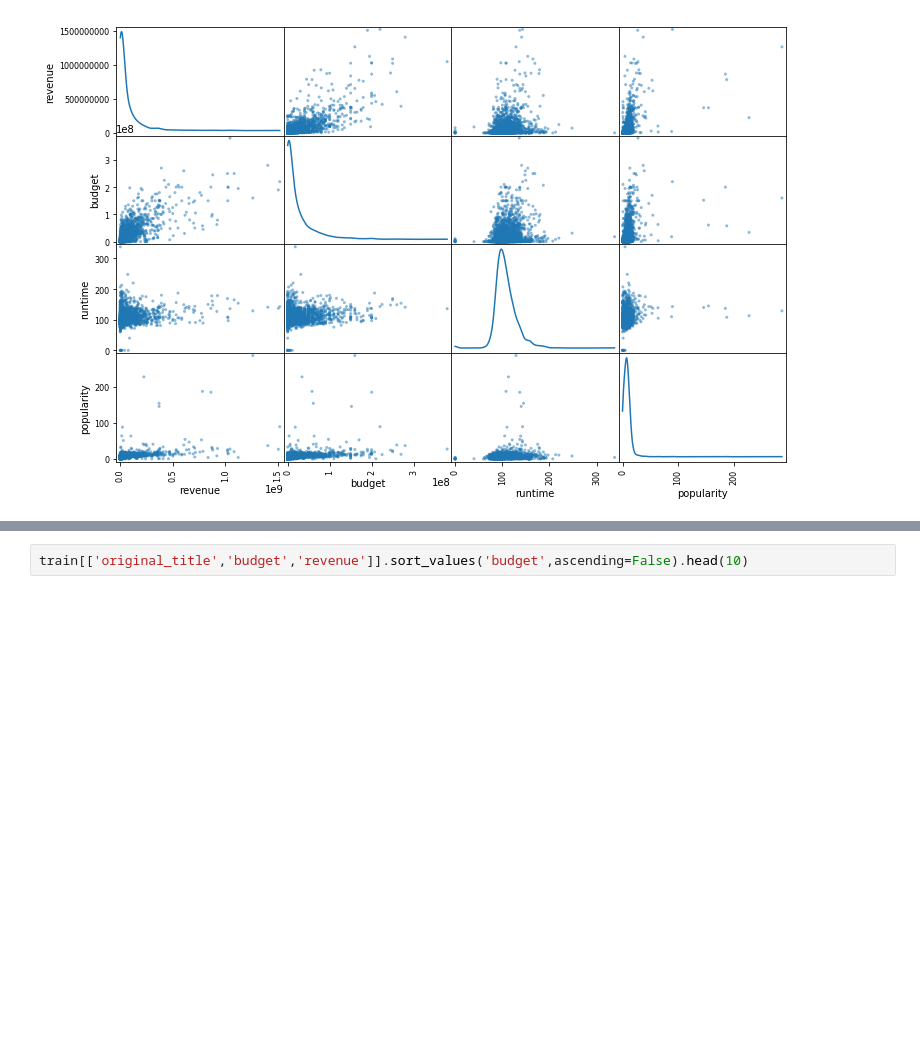
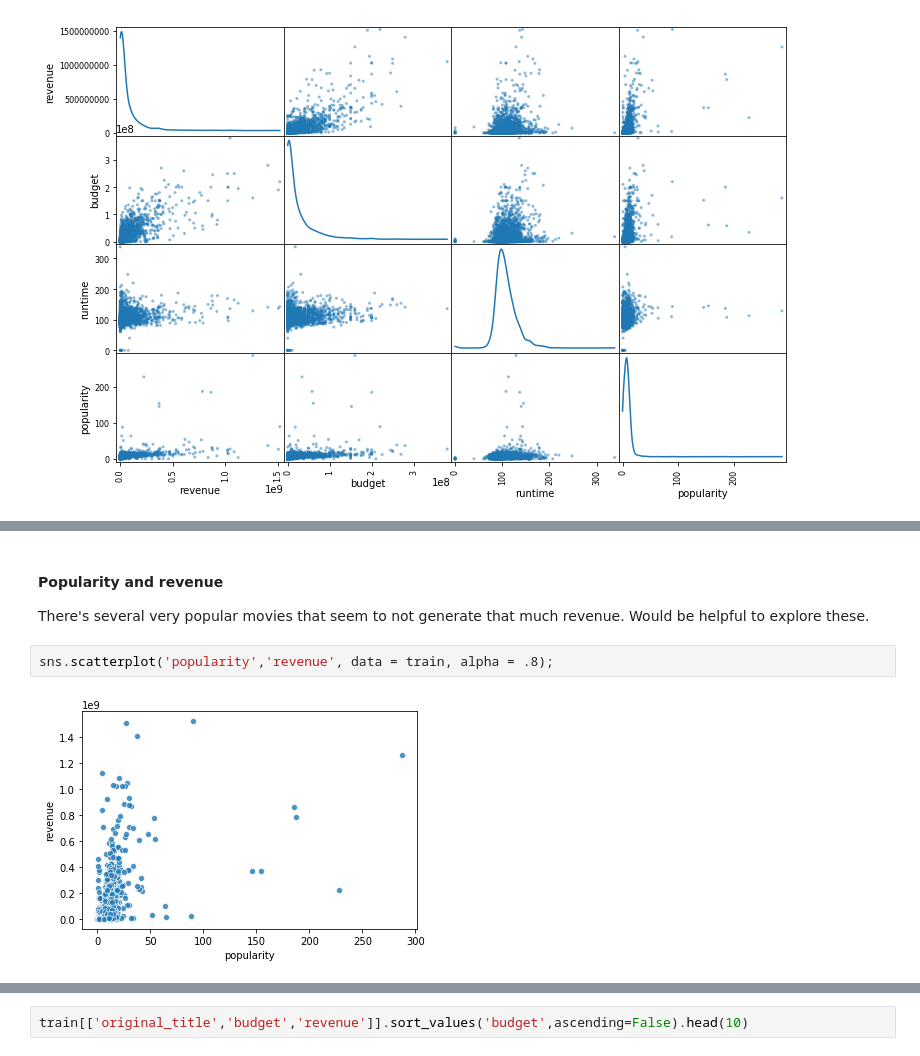
Before and after one commit to collindching/Learning-Exercises, a Jupyter notebook: Box Office Revenue Prediction/Regression Model.ipynb, the cells around one changed output, grey strips where cells are left out. Saved outputs shown, nothing was run; the diff lists cells and outputs as text; blank space fills up the shorter version.

```diff
--- a/Box Office Revenue Prediction/Regression Model.ipynb
+++ b/Box Office Revenue Prediction/Regression Model.ipynb
@@ -240,0 +270,8 @@ scatter_matrix(train[attributes],diagonal='kde',figsize=(12,8));
+# %% [markdown]
+#### Popularity and revenue
+
+There's several very popular movies that seem to not generate that much revenue. Would be helpful to explore these.
+# %%
+sns.scatterplot('popularity','revenue', data = train, alpha = .8);
+# %% [output]
+[figure, added]
```
Also changed, not shown: parts of 83 cells of this notebook, 1 other file.
